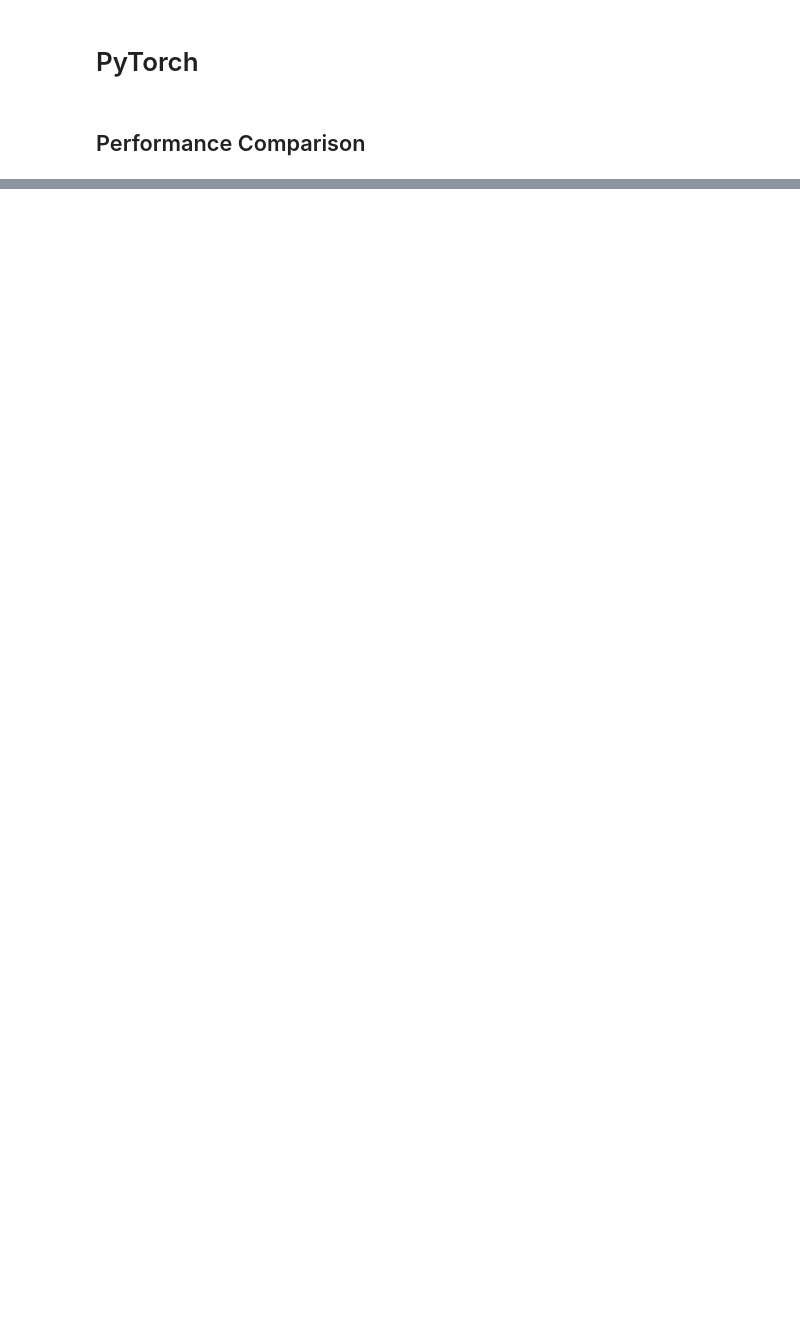
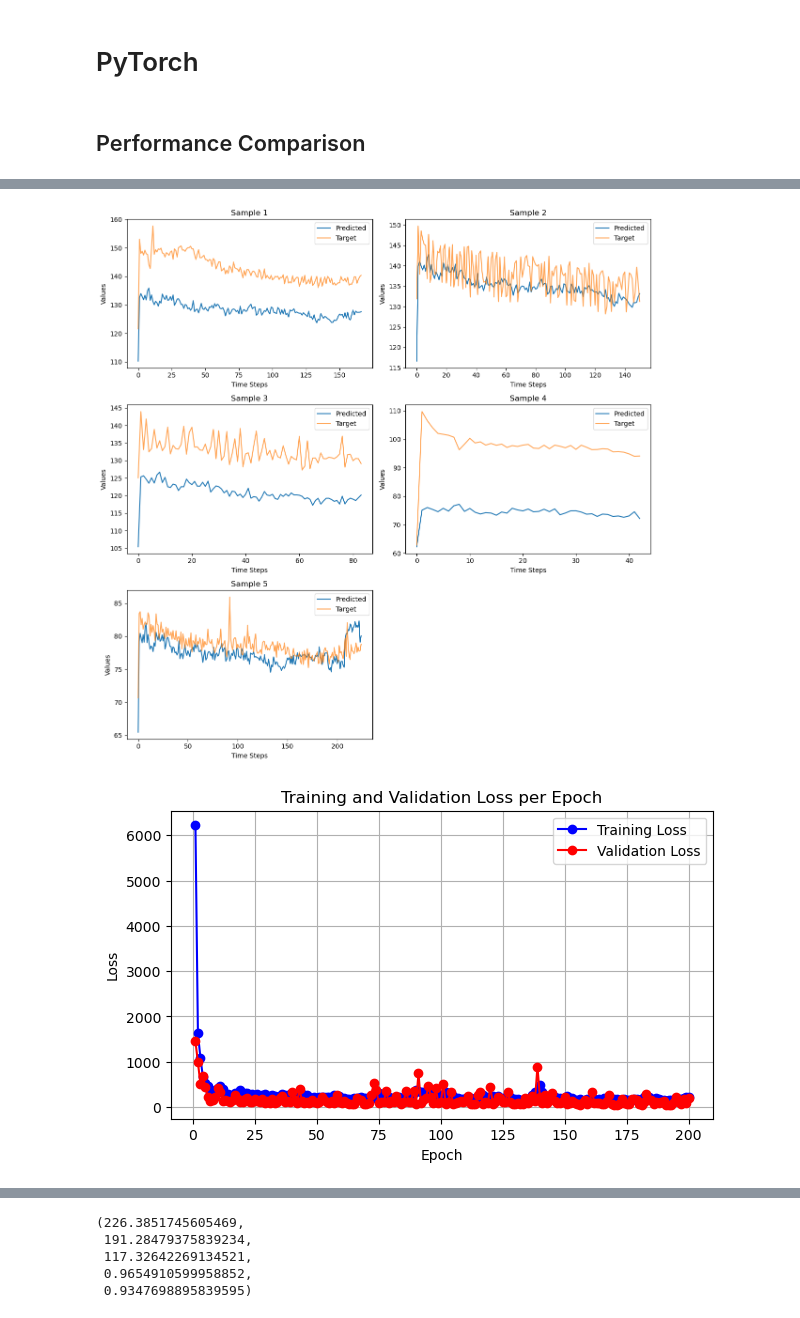
Before and after one commit to VictorH2208/Capstone-CNN, a Jupyter notebook: CNN/cnn_v4_with_mean.ipynb, the cells around one changed output, grey strips where cells are left out. Cells and saved outputs as stored; diff of their text form; code cells hidden in the pictures; blank space fills up the shorter version.

```diff
--- a/CNN/cnn_v4_with_mean.ipynb
+++ b/CNN/cnn_v4_with_mean.ipynb
@@ -490,0 +500,8 @@ Test set: Average loss: 86.5466, Pearson's R: 0.9899859368923445
+# %%
+epochs = 200
+model = HybridModel().to(device)
+optimizer = torch.optim.Adam(model.parameters(), lr=0.001, weight_decay=0.000001, betas=(0.9, 0.999), eps=1e-08, amsgrad=True)
+criterion = nn.MSELoss()
+
+train(model, train_loader, val_loader, test_loader, criterion, optimizer, epochs)
+# %% [output]
@@ -490,0 +519,2 @@ Test set: Average loss: 86.5466, Pearson's R: 0.9899859368923445
+[figure, added]
+[figure, added]
@@ -490,0 +523,5 @@ Test set: Average loss: 86.5466, Pearson's R: 0.9899859368923445
+(226.3851745605469,
+ 191.28479375839234,
+ 117.32642269134521,
+ 0.9654910599958852,
+ 0.9347698895839595)
```
Also changed, not shown: parts of 11 cells of this notebook, 3 other files.
